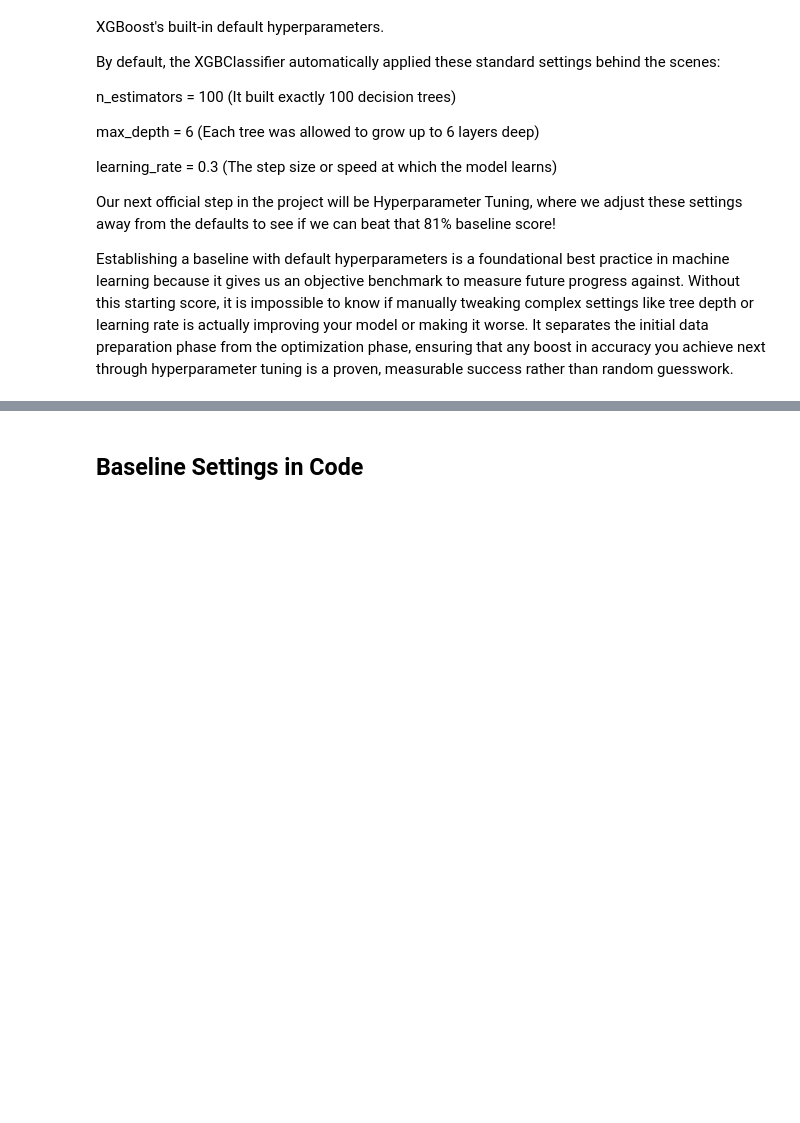
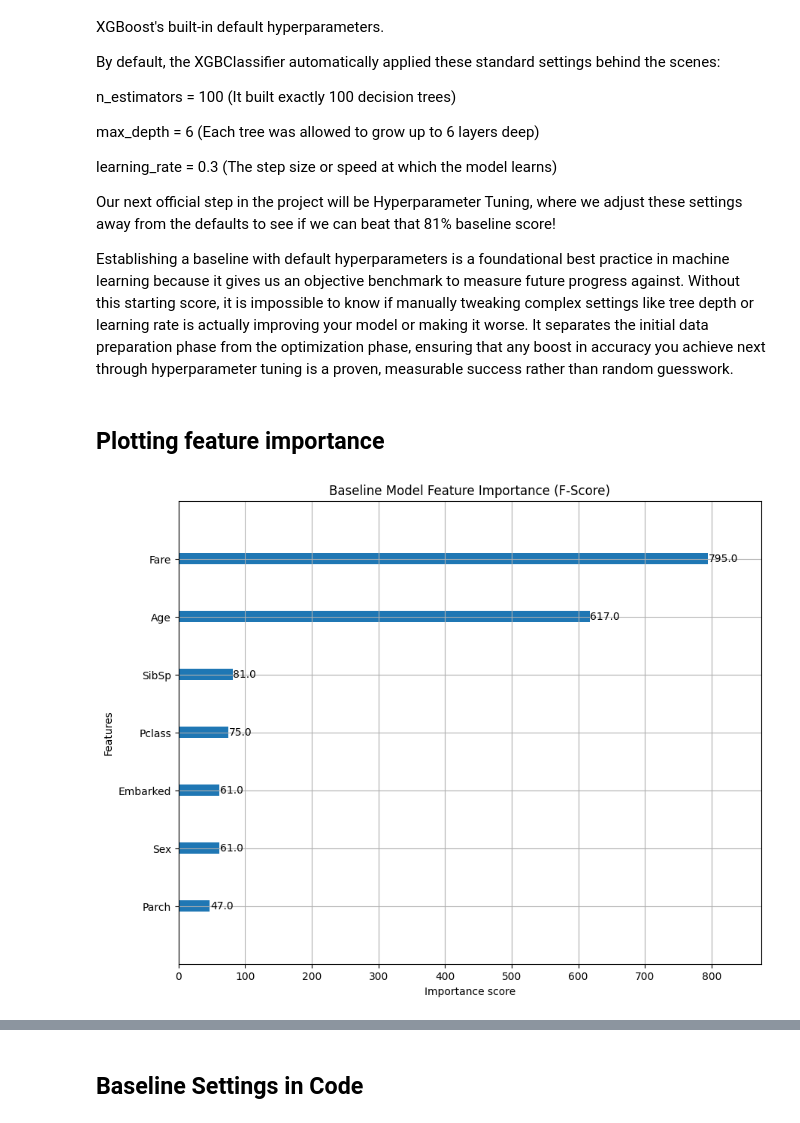
Before and after one commit to abhisakh/XGBOOST_Machine_Leraning_Predictor_Titanic, a Jupyter notebook: Titanic_XGBoost_Predictor.ipynb, the cells around one changed output, grey strips where cells are left out. Cells and saved outputs as stored; diff of their text form; code cells hidden in the pictures; blank space fills up the shorter version.

```diff
--- a/Titanic_XGBoost_Predictor.ipynb
+++ b/Titanic_XGBoost_Predictor.ipynb
@@ -171,7 +171,7 @@ y = df_clean['Survived']
 X_train, X_test, y_train, y_test = train_test_split(X, y, test_size=0.2, stratify=y, random_state=42)
 
 # Train the XGBoost model
-model = XGBClassifier(random_state=42)
+model = XGBClassifier(random_state=42, eval_metric='logloss')
 model.fit(X_train, y_train)
 
 # Calculate and print the final accuracy
@@ -194,3 +194,18 @@ learning_rate = 0.3 (The step size or speed at which the model learns)
 Our next official step in the project will be Hyperparameter Tuning, where we adjust these settings away from the defaults to see if we can beat that 81% baseline score!
 
 Establishing a baseline with default hyperparameters is a foundational best practice in machine learning because it gives us an objective benchmark to measure future progress against. Without this starting score, it is impossible to know if manually tweaking complex settings like tree depth or learning rate is actually improving your model or making it worse. It separates the initial data preparation phase from the optimization phase, ensuring that any boost in accuracy you achieve next through hyperparameter tuning is a proven, measurable success rather than random guesswork.
+# %% [markdown]
+## Plotting feature importance
+# %%
+import matplotlib.pyplot as plt
+import xgboost as xgb
+
+# Set the global figure size for clear readability
+plt.rcParams['figure.figsize'] = (10, 8)
+
+# Plot the feature importance from your baseline model
+xgb.plot_importance(model)
+plt.title("Baseline Model Feature Importance (F-Score)")
+plt.show()
+# %% [output]
+[figure, added]
```
Also changed, not shown: parts of 4 cells of this notebook.
